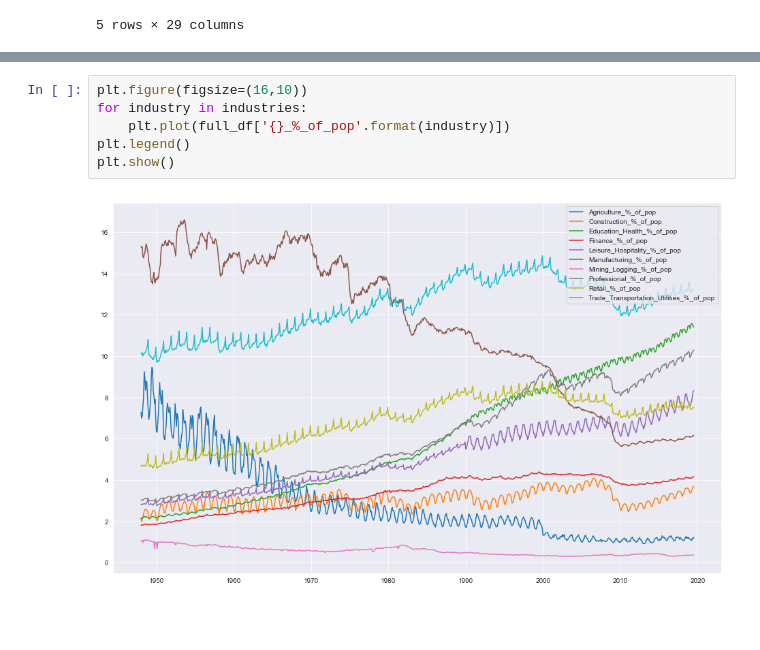
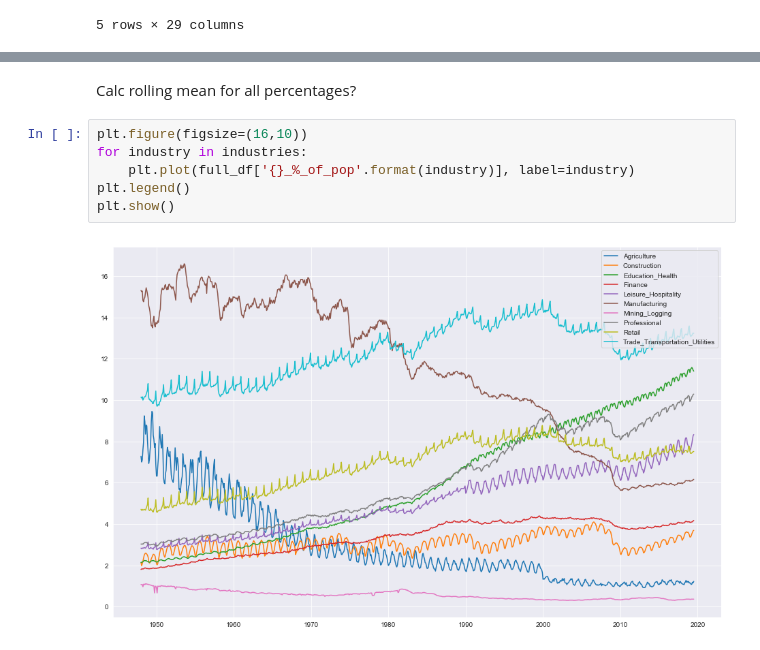
Before and after one commit to zapatos24/Employment_Prediction_LSTM_NN, a Jupyter notebook: mod_7_project.ipynb, the cells around one changed output, grey strips where cells are left out. Cells and saved outputs as stored; diff of their text form; blank space fills up the shorter version.

Commit message:
more graphs made

```diff
--- a/mod_7_project.ipynb
+++ b/mod_7_project.ipynb
@@ -875,8 +873,10 @@ None
+# %% [markdown]
+Calc rolling mean for all percentages?
 # %%
 plt.figure(figsize=(16,10))
 for industry in industries:
-    plt.plot(full_df['{}_%_of_pop'.format(industry)])
+    plt.plot(full_df['{}_%_of_pop'.format(industry)], label=industry)
 plt.legend()
 plt.show()
 # %% [output]
-[figure, old version]
+[figure, new version]
```
Also changed, not shown: parts of 7 cells of this notebook.
